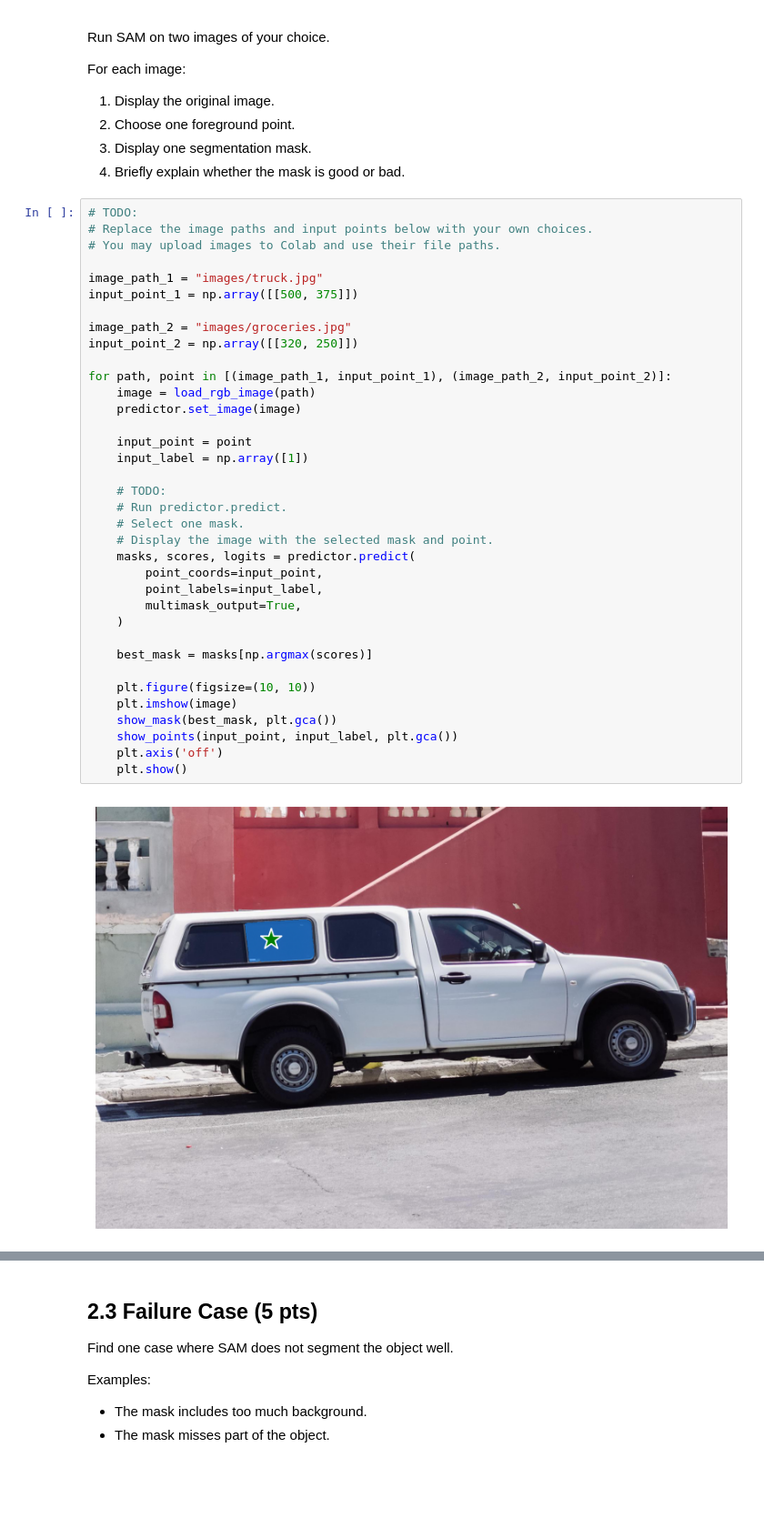
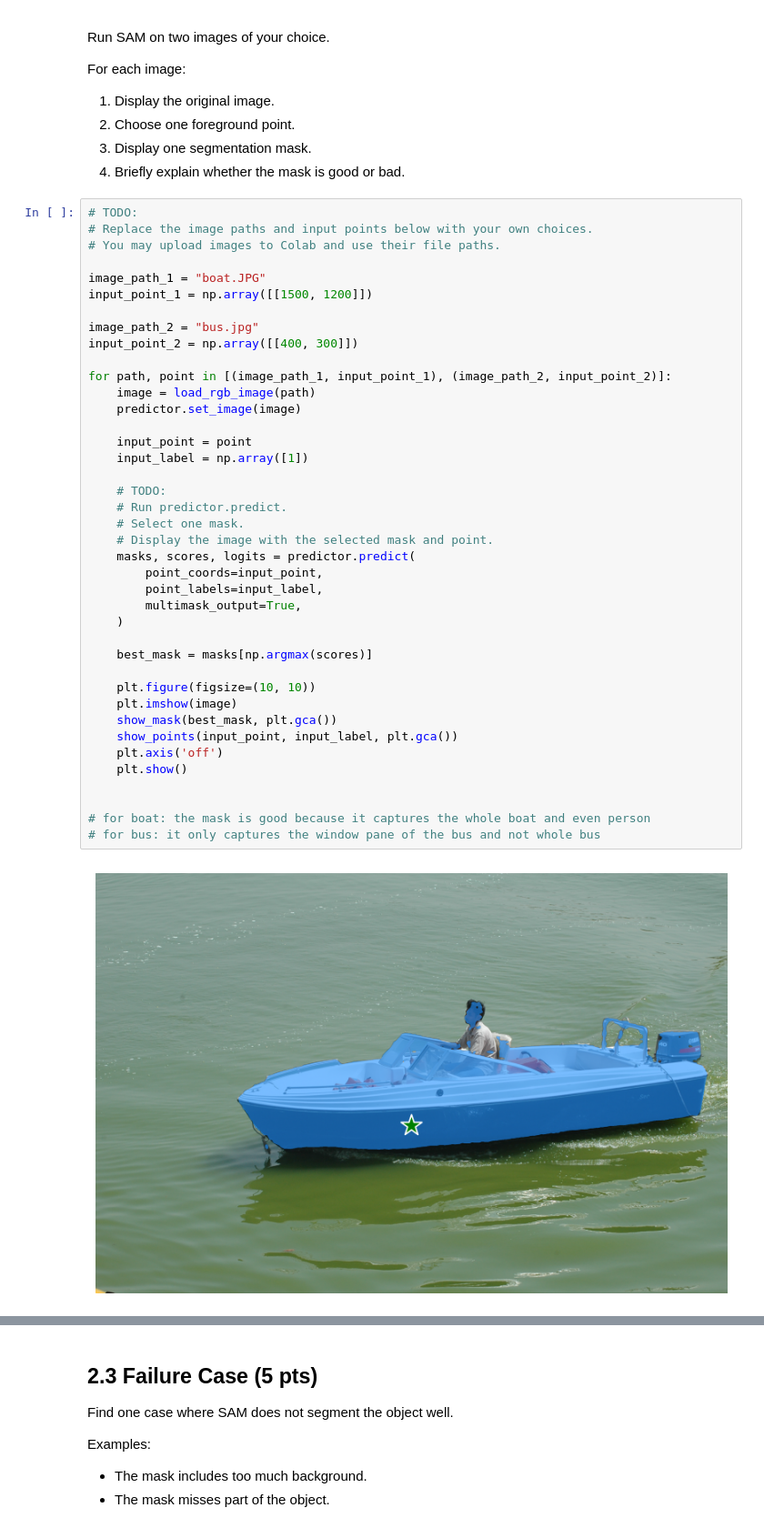
Before and after one commit to nishadw/cmsc426, a Jupyter notebook: CMSC426_Assignment5_sp26.ipynb, the cells around one changed output, grey strips where cells are left out. Shown at 91% size. Cells and saved outputs as stored; diff of their text form; blank space fills up the shorter version.

```diff
--- a/CMSC426_Assignment5_sp26.ipynb
+++ b/CMSC426_Assignment5_sp26.ipynb
@@ -565,36 +565,40 @@ For each image:
 # Replace the image paths and input points below with your own choices.
 # You may upload images to Colab and use their file paths.
 
-image_path_1 = "images/truck.jpg"
-input_point_1 = np.array([[500, 375]])
+image_path_1 = "boat.JPG"
+input_point_1 = np.array([[1500, 1200]])
 
-image_path_2 = "images/groceries.jpg"
-input_point_2 = np.array([[320, 250]])
+image_path_2 = "bus.jpg"
+input_point_2 = np.array([[400, 300]])
 
 for path, point in [(image_path_1, input_point_1), (image_path_2, input_point_2)]:
     image = load_rgb_image(path)
     predictor.set_image(image)
 
     input_point = point
     input_label = np.array([1])
 
     # TODO:
     # Run predictor.predict.
     # Select one mask.
     # Display the image with the selected mask and point.
     masks, scores, logits = predictor.predict(
         point_coords=input_point,
         point_labels=input_label,
         multimask_output=True,
     )
 
     best_mask = masks[np.argmax(scores)]
 
     plt.figure(figsize=(10, 10))
     plt.imshow(image)
     show_mask(best_mask, plt.gca())
     show_points(input_point, input_label, plt.gca())
     plt.axis('off')
     plt.show()
+
+
+# for boat: the mask is good because it captures the whole boat and even person
+# for bus: it only captures the window pane of the bus and not whole bus
 # %% [output]
-[figure, old version]
+[figure, new version]
```
Also changed, not shown: parts of 1 cell of this notebook.
